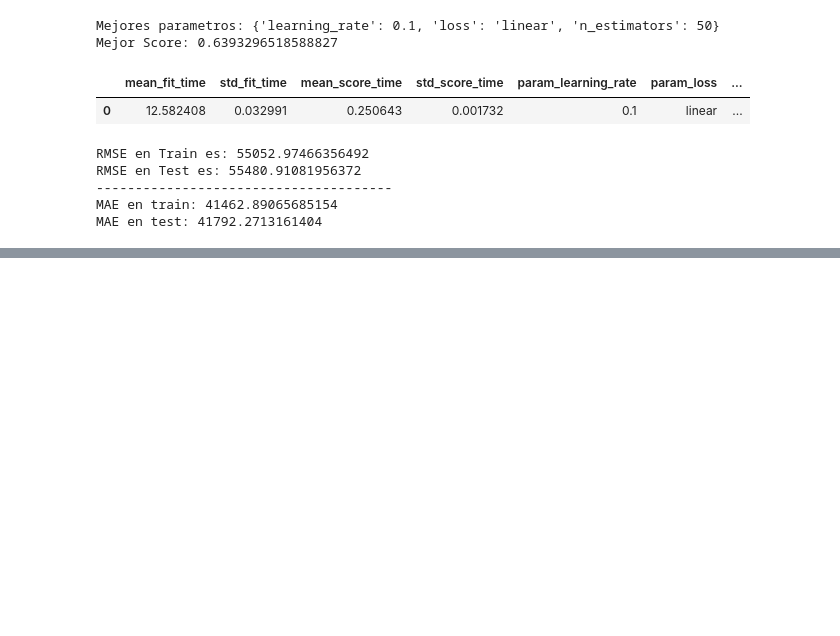
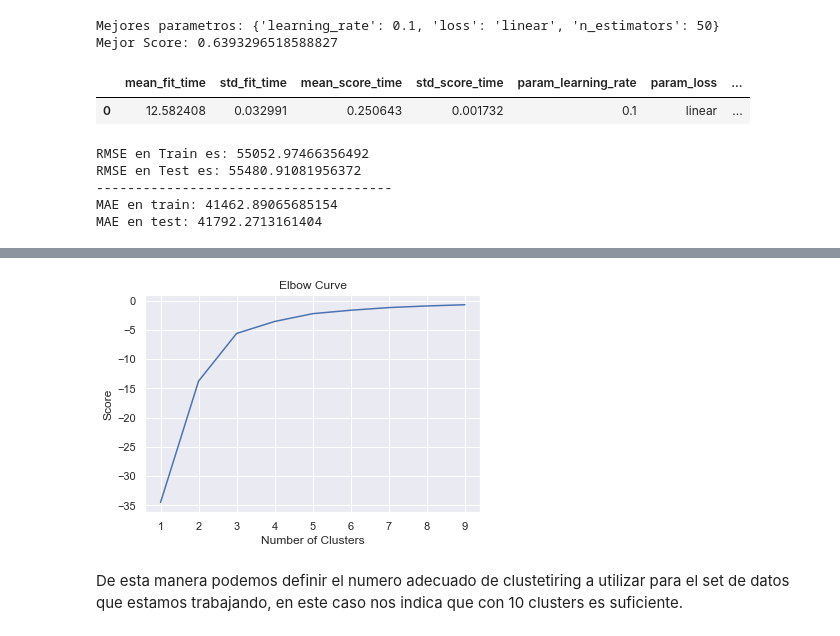
Before and after one commit to leobrandoon/house_price_prediction_v2, a Jupyter notebook: LeonardoGonzalez_Proyecto_02.ipynb, the cells around one changed output, grey strips where cells are left out. Saved outputs shown, nothing was run; the diff lists cells and outputs as text; code cells hidden in the pictures; blank space fills up the shorter version.

```diff
--- a/LeonardoGonzalez_Proyecto_02.ipynb
+++ b/LeonardoGonzalez_Proyecto_02.ipynb
@@ -1268,0 +1299,3 @@ MAE en test: 41792.2713161404
+# %%
+data_clus=dataset_cluster.copy()
+data_clus.head()
@@ -1268,0 +1321,16 @@ MAE en test: 41792.2713161404
+# %%
+K_clusters = range(1,10)
+kmeans = [KMeans(n_clusters=i) for i in K_clusters]
+y_lat = data_clus[['lat']]
+X_lon = data_clus[['lon']]
+score = [kmeans[i].fit(y_lat).score(y_lat) for i in range(len(kmeans))]
+# Visualize
+plt.plot(K_clusters, score)
+plt.xlabel('Number of Clusters')
+plt.ylabel('Score')
+plt.title('Elbow Curve')
+plt.show()
+# %% [output]
+[figure, added]
+# %% [markdown]
+De esta manera podemos definir el numero adecuado de clustetiring a utilizar para el set de datos que estamos trabajando, en este caso nos indica que con 10 clusters es suficiente.
```
Also changed, not shown: parts of 46 cells of this notebook.
